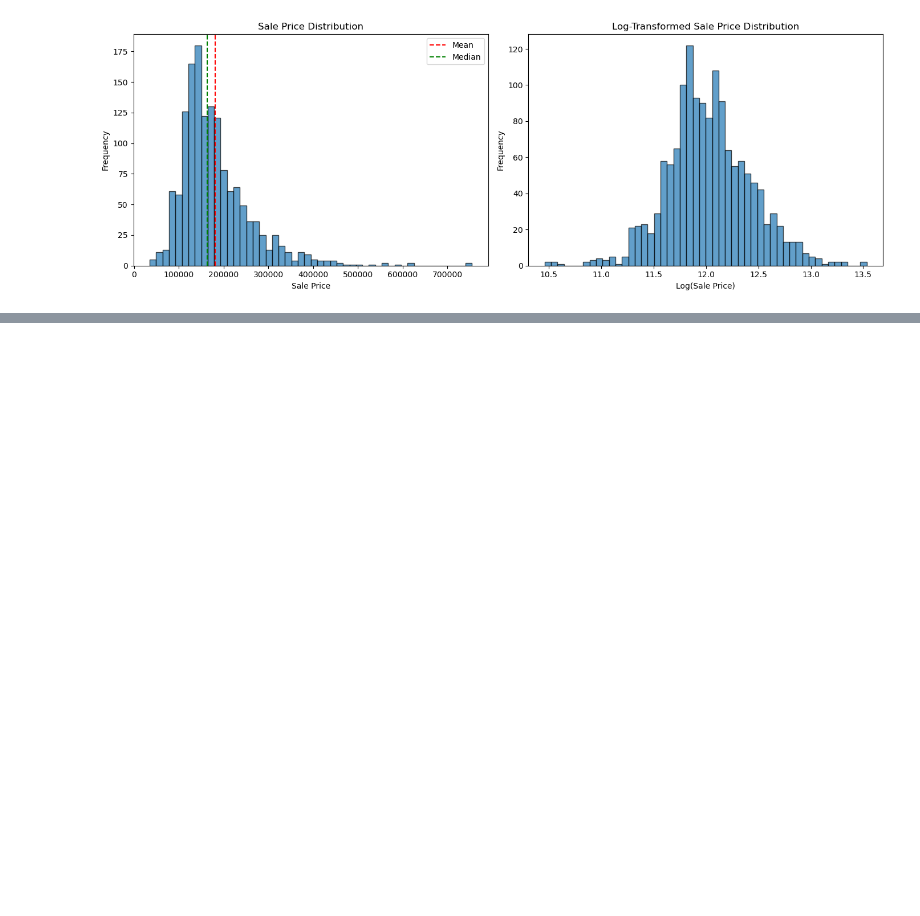
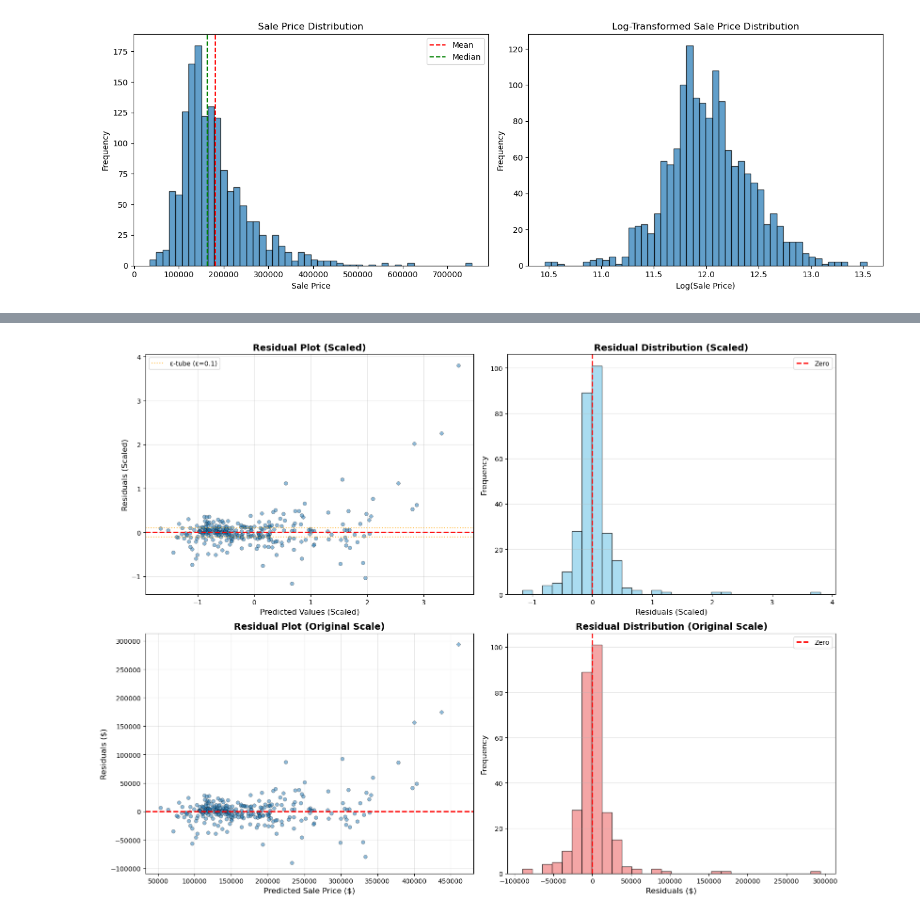
Before and after one commit to TakundaDanha/ml-models-from-scratch, a Jupyter notebook: notebooks/07_svm_demo.ipynb, the cells around one changed output, grey strips where cells are left out. Drawn from its saved outputs; the diff is of its cells as text; code cells hidden in the pictures; blank space fills up the shorter version.

```diff
--- a/notebooks/07_svm_demo.ipynb
+++ b/notebooks/07_svm_demo.ipynb
@@ -154,0 +316,49 @@ could not convert string to float: 'RL'
+# %%
+residuals = y_test - y_pred_best
+residuals_original = y_test_original - y_pred_best_original
+
+fig, axes = plt.subplots(2, 2, figsize=(16, 12))
+
+# Residuals vs Predicted (scaled)
+axes[0, 0].scatter(y_pred_best, residuals, alpha=0.5, s=30, edgecolors='k', linewidth=0.5)
+axes[0, 0].axhline(y=0, color='r', linestyle='--', linewidth=2)
+axes[0, 0].axhline(y=best_model.epsilon, color='orange', linestyle=':', alpha=0.7,
+                   label=f'ε-tube (ε={best_model.epsilon})')
+axes[0, 0].axhline(y=-best_model.epsilon, color='orange', linestyle=':', alpha=0.7)
+axes[0, 0].set_xlabel('Predicted Values (Scaled)', fontsize=12)
+axes[0, 0].set_ylabel('Residuals (Scaled)', fontsize=12)
+axes[0, 0].set_title('Residual Plot (Scaled)', fontsize=14, fontweight='bold')
+axes[0, 0].legend()
+axes[0, 0].grid(True, alpha=0.3)
+
+# Residual histogram (scaled)
+axes[0, 1].hist(residuals, bins=30, edgecolor='black', alpha=0.7, color='skyblue')
+axes[0, 1].axvline(x=0, color='r', linestyle='--', linewidth=2, label='Zero')
+axes[0, 1].set_xlabel('Residuals (Scaled)', fontsize=12)
+axes[0, 1].set_ylabel('Frequency', fontsize=12)
+axes[0, 1].set_title('Residual Distribution (Scaled)', fontsize=14, fontweight='bold')
+axes[0, 1].legend()
+axes[0, 1].grid(True, alpha=0.3, axis='y')
+
+# Residuals vs Predicted (original scale)
+axes[1, 0].scatter(y_pred_best_original, residuals_original, alpha=0.5, s=30,
+                   edgecolors='k', linewidth=0.5)
+axes[1, 0].axhline(y=0, color='r', linestyle='--', linewidth=2)
+axes[1, 0].set_xlabel('Predicted Sale Price ($)', fontsize=12)
+axes[1, 0].set_ylabel('Residuals ($)', fontsize=12)
+axes[1, 0].set_title('Residual Plot (Original Scale)', fontsize=14, fontweight='bold')
+axes[1, 0].grid(True, alpha=0.3)
+
+# Residual histogram (original scale)
+axes[1, 1].hist(residuals_original, bins=30, edgecolor='black', alpha=0.7, color='lightcoral')
+axes[1, 1].axvline(x=0, color='r', linestyle='--', linewidth=2, label='Zero')
+axes[1, 1].set_xlabel('Residuals ($)', fontsize=12)
+axes[1, 1].set_ylabel('Frequency', fontsize=12)
+axes[1, 1].set_title('Residual Distribution (Original Scale)', fontsize=14, fontweight='bold')
+axes[1, 1].legend()
+axes[1, 1].grid(True, alpha=0.3, axis='y')
+
+plt.tight_layout()
+plt.show()
+# %% [output]
+[figure, added]
```
Also changed, not shown: parts of 15 cells of this notebook.
